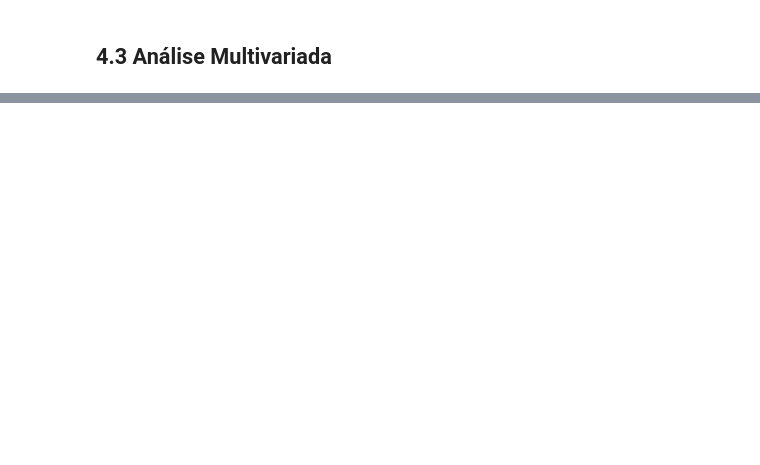
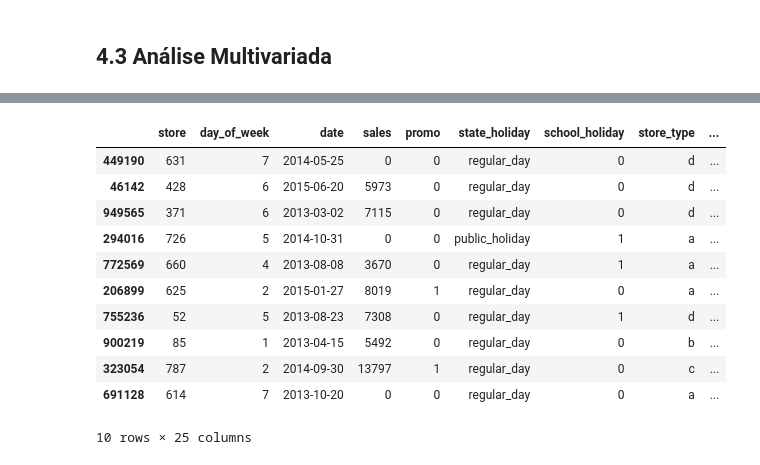
Before and after one commit to TaizAlves/DS_em_Producao, a Jupyter notebook: DS_Modulo02.ipynb, the cells around one changed output, grey strips where cells are left out. Saved outputs shown, nothing was run; the diff lists cells and outputs as text; code cells hidden in the pictures; blank space fills up the shorter version.

```diff
--- a/DS_Modulo02.ipynb
+++ b/DS_Modulo02.ipynb
@@ -696,0 +826,30 @@ sns.barplot( x='month', y='sales', hue='school_holiday', data=aux2 );
+# %%
+rs = RobustScaler()
+mms = MinMaxScaler()
+
+# competition_distance
+df5['competition_distance'] = rs.fit_transform(df5[['competition_distance']].values)
+
+# competition_time_month
+df5['competition_time_month'] = rs.fit_transform(df5[['competition_time_month']].values)
+
+# promo_time_week
+df5['promo_time_week'] = mms.fit_transform(df5[['promo_time_week']].values)
+
+# year
+df5['year'] = mms.fit_transform(df5[['year']].values)
+# %%
+df5.sample(10)
+# %% [output]
+|  | store | day_of_week | date | sales | promo | state_holiday | school_holiday | store_type | ... |
+| 449190 | 631 | 7 | 2014-05-25 | 0 | 0 | regular_day | 0 | d | ... |
+| 46142 | 428 | 6 | 2015-06-20 | 5973 | 0 | regular_day | 0 | d | ... |
+| 949565 | 371 | 6 | 2013-03-02 | 7115 | 0 | regular_day | 0 | d | ... |
+| 294016 | 726 | 5 | 2014-10-31 | 0 | 0 | public_holiday | 1 | a | ... |
+| 772569 | 660 | 4 | 2013-08-08 | 3670 | 0 | regular_day | 1 | a | ... |
+| 206899 | 625 | 2 | 2015-01-27 | 8019 | 1 | regular_day | 0 | a | ... |
+| 755236 | 52 | 5 | 2013-08-23 | 7308 | 0 | regular_day | 1 | d | ... |
+| 900219 | 85 | 1 | 2013-04-15 | 5492 | 0 | regular_day | 0 | b | ... |
+| 323054 | 787 | 2 | 2014-09-30 | 13797 | 1 | regular_day | 0 | c | ... |
+| 691128 | 614 | 7 | 2013-10-20 | 0 | 0 | regular_day | 0 | a | ... |
+10 rows × 25 columns
```
Also changed, not shown: parts of 19 cells of this notebook.
